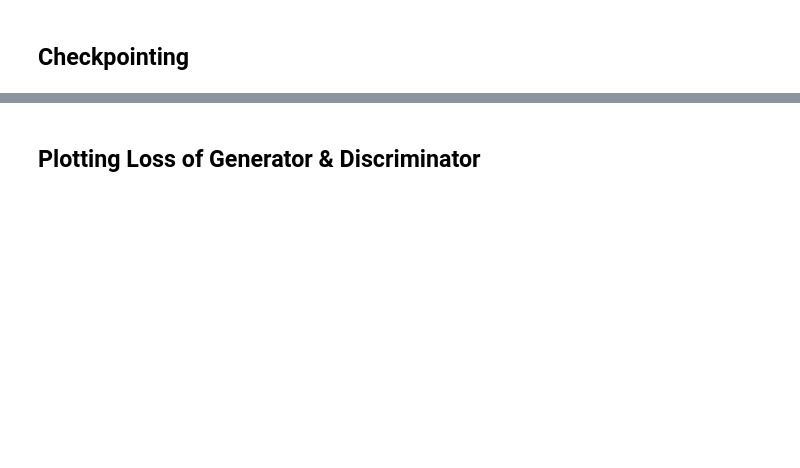
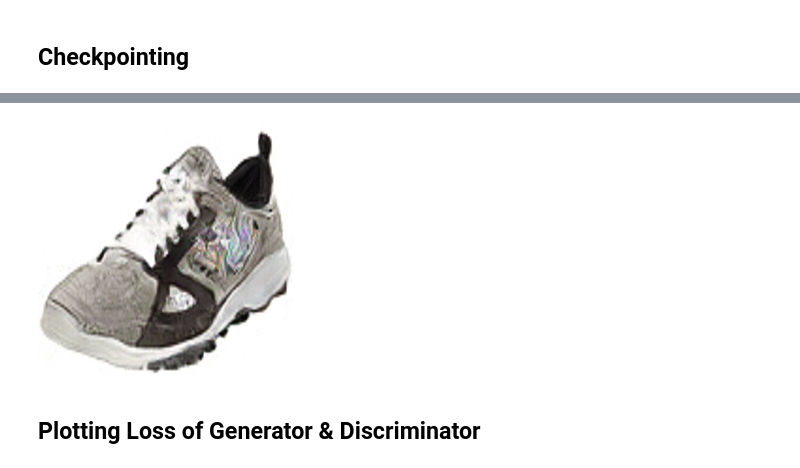
Before and after one commit to Aman-Sunesh/Sketch2Shoe-Generating-Photorealistic-Footwear-from-Edge-Maps, a Jupyter notebook: Sketch2Shoe.ipynb, the cells around one changed output, grey strips where cells are left out. Cells and saved outputs as stored; diff of their text form; code cells hidden in the pictures; blank space fills up the shorter version.

```diff
--- a/Sketch2Shoe.ipynb
+++ b/Sketch2Shoe.ipynb
@@ -524,2 +545,4 @@ Image('./generated/generated-images-0100.png')
 # %%
-Image('./generated/generated-images-0150.png')
+Image('./generated/generated-images-0100.png')
+# %% [output]
+[figure, added]
```
Also changed, not shown: parts of 17 cells of this notebook.
